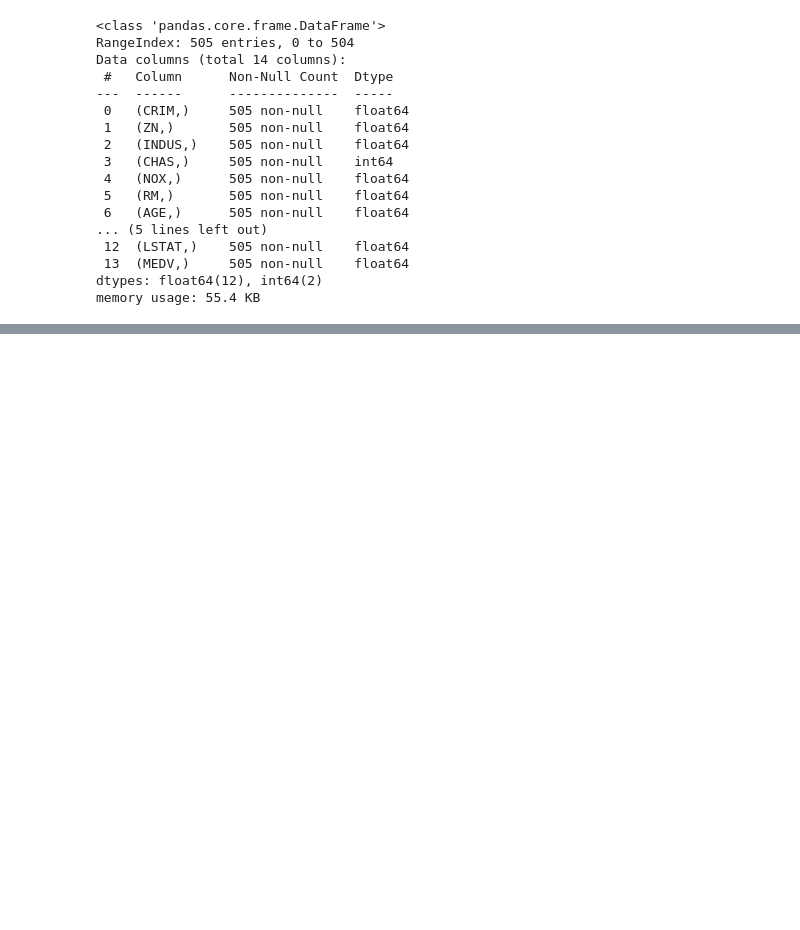
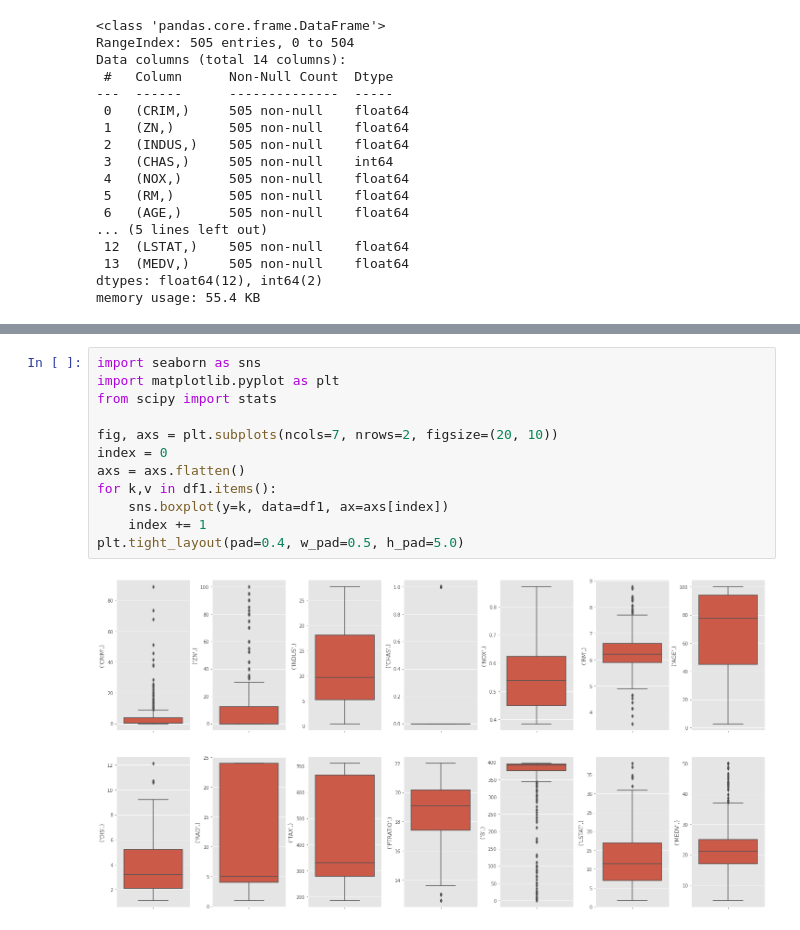
Before and after one commit to JMML2021/0201-estructures_dades, a Jupyter notebook: Tasca_M5_T02_Machine_Leaning.ipynb, the cells around one changed output, grey strips where cells are left out. Saved outputs shown, nothing was run; the diff lists cells and outputs as text; blank space fills up the shorter version.

```diff
--- a/Tasca_M5_T02_Machine_Leaning.ipynb
+++ b/Tasca_M5_T02_Machine_Leaning.ipynb
@@ -137,0 +188,14 @@ memory usage: 55.4 KB
+# %%
+import seaborn as sns
+import matplotlib.pyplot as plt
+from scipy import stats
+
+fig, axs = plt.subplots(ncols=7, nrows=2, figsize=(20, 10))
+index = 0
+axs = axs.flatten()
+for k,v in df1.items():
+    sns.boxplot(y=k, data=df1, ax=axs[index])
+    index += 1
+plt.tight_layout(pad=0.4, w_pad=0.5, h_pad=5.0)
+# %% [output]
+[figure, added]
```
Also changed, not shown: parts of 11 cells of this notebook.
